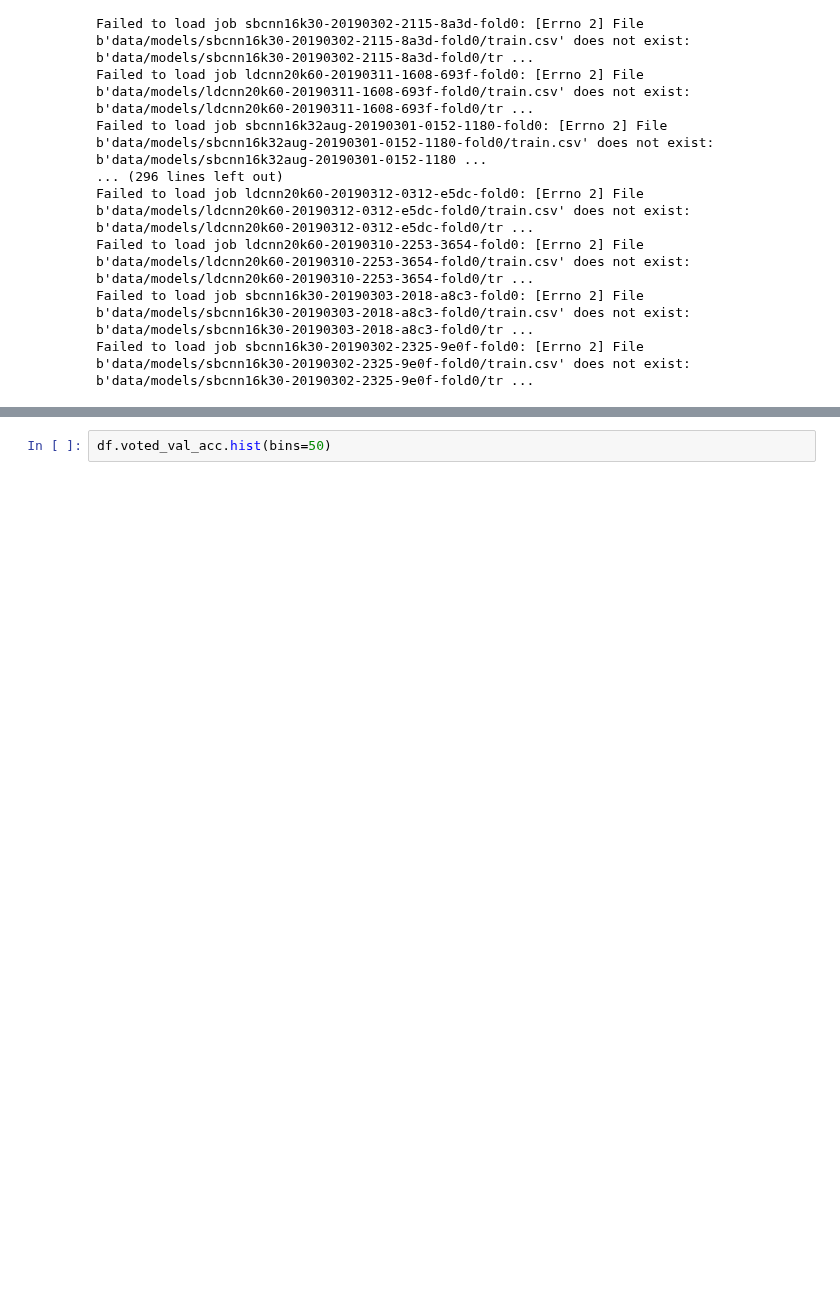
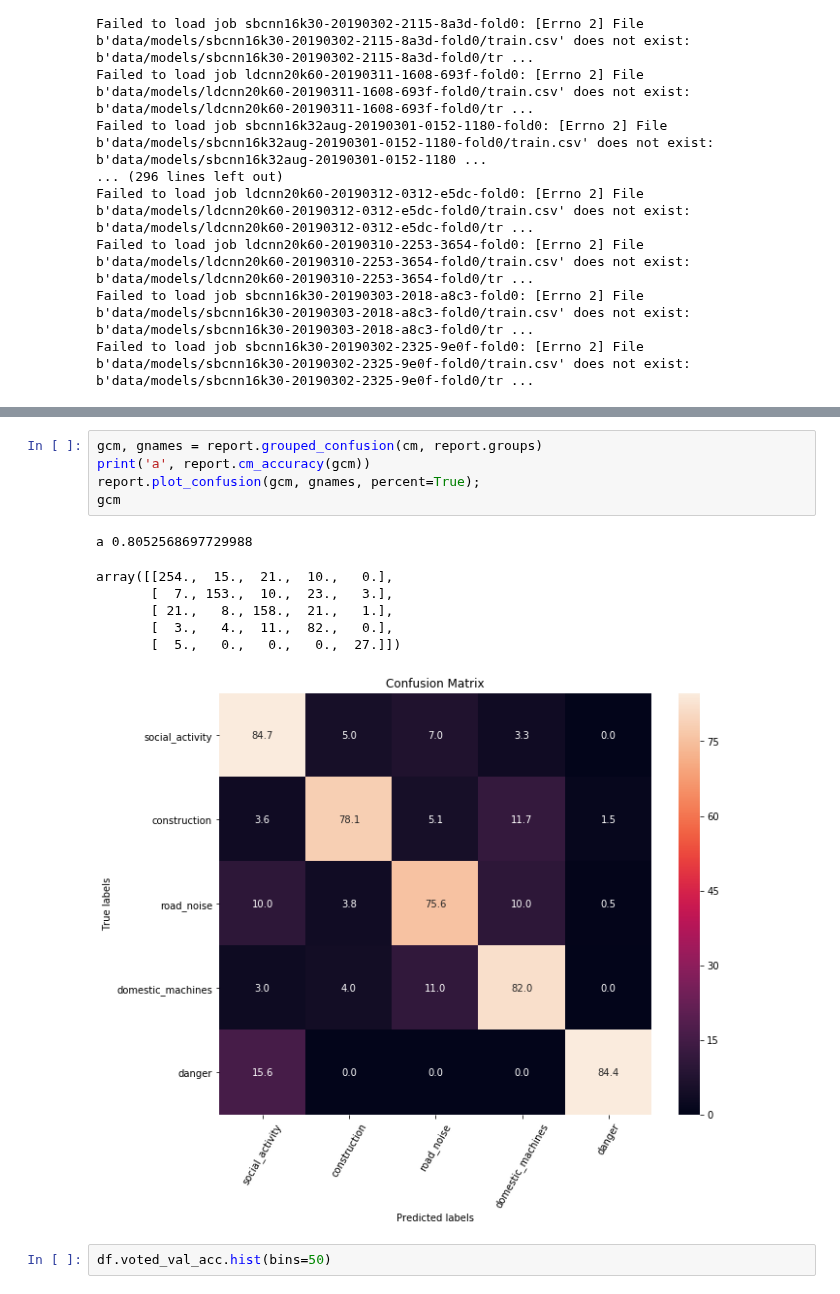
Before and after one commit to jonnor/ESC-CNN-microcontroller, a Jupyter notebook: Experiments.ipynb, the cells around one changed output, grey strips where cells are left out. Drawn from its saved outputs; the diff is of its cells as text; blank space fills up the shorter version.

Commit message:
Evaluate on a grouped set of classes

```diff
--- a/Experiments.ipynb
+++ b/Experiments.ipynb
@@ -47,3 +82,16 @@ Failed to load job sbcnn16k30-20190302-2325-9e0f-fold0: [Errno 2] File b'data/mo
+# %%
+gcm, gnames = report.grouped_confusion(cm, report.groups)
+print('a', report.cm_accuracy(gcm))
+report.plot_confusion(gcm, gnames, percent=True);
+gcm
+# %% [output]
+a 0.8052568697729988
+array([[254.,  15.,  21.,  10.,   0.],
+       [  7., 153.,  10.,  23.,   3.],
+       [ 21.,   8., 158.,  21.,   1.],
+       [  3.,   4.,  11.,  82.,   0.],
+       [  5.,   0.,   0.,   0.,  27.]])
+[figure, added]
 # %%
 df.voted_val_acc.hist(bins=50)
 # %% [output]
```
Also changed, not shown: parts of 6 cells of this notebook, 4 other files.
